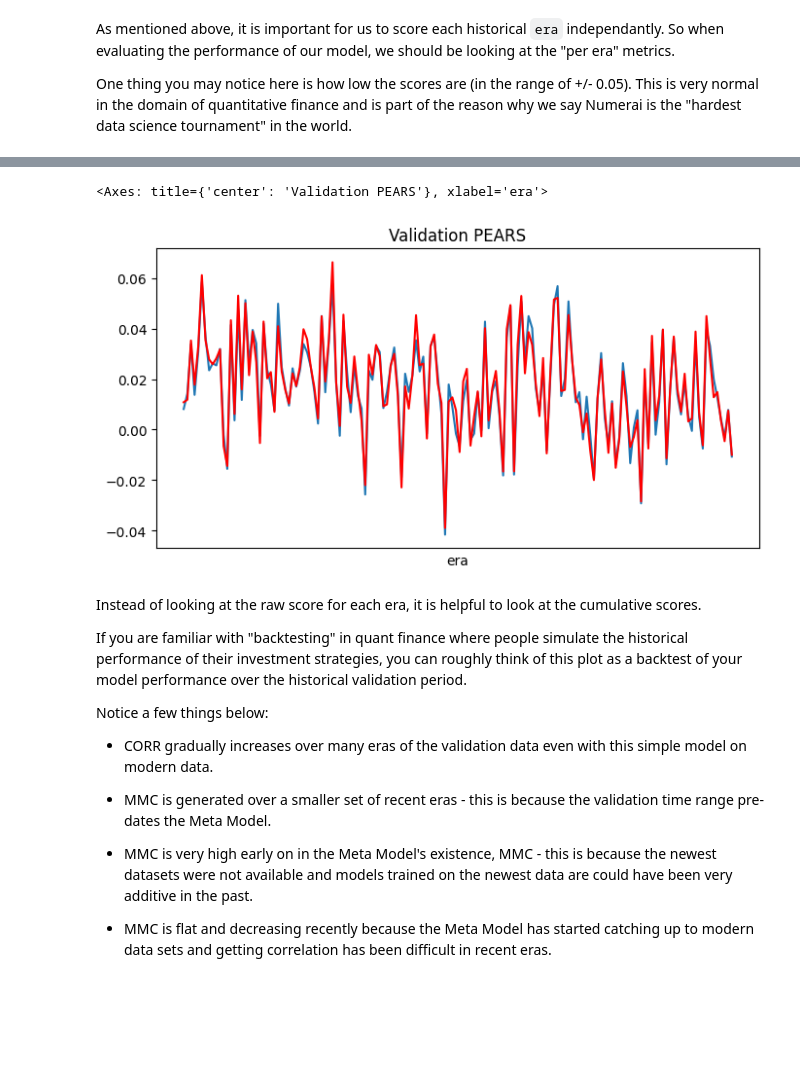
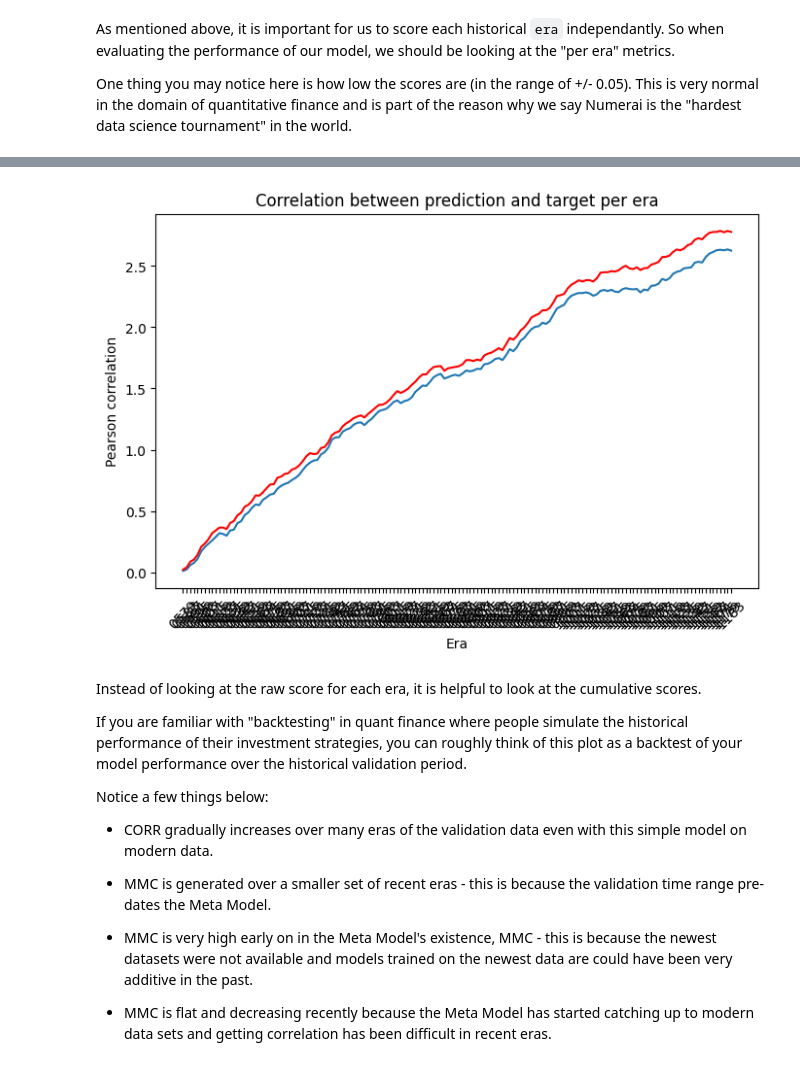
Before and after one commit to giulianochiriaco/NumerAI, a Jupyter notebook: hello_numerai.ipynb, the cells around one changed output, grey strips where cells are left out. Saved outputs shown, nothing was run; the diff lists cells and outputs as text; code cells hidden in the pictures; blank space fills up the shorter version.

```diff
--- a/hello_numerai.ipynb
+++ b/hello_numerai.ipynb
@@ -418,25 +418,14 @@ per_era_mmc.plot(
-# %%
-per_era_corr.plot(
-  title="Validation CORR",
-  #kind="bar",
-  figsize=(8, 4),
-  xticks=[],
-  legend=False,
-  snap=False
-)
-
-corr_by_era.plot(
-  title="Validation PEARS",
-  #kind="bar",
-  figsize=(8, 4),
-  xticks=[],
-  color='red',
-  legend=False,
-  snap=False
-)
-# %% [output]
-<Axes: title={'center': 'Validation PEARS'}, xlabel='era'>
-[figure, removed]
+# %%
+plt.figure(figsize=(8,5))
+plt.plot(per_era_corr_01.index, per_era_corr_01.values.cumsum())
+plt.plot(per_era_corr_06.index, per_era_corr_06.values.cumsum(),color='red')
+plt.ylabel('Pearson correlation')
+plt.xlabel('Era')
+plt.title('Correlation between prediction and target per era')
+plt.xticks(rotation=45)
+plt.show()
+# %% [output]
+[figure, added]
 # %% [markdown]
 Instead of looking at the raw score for each era, it is helpful to look at the cumulative scores.
 
```
Also changed, not shown: parts of 4 cells of this notebook.
